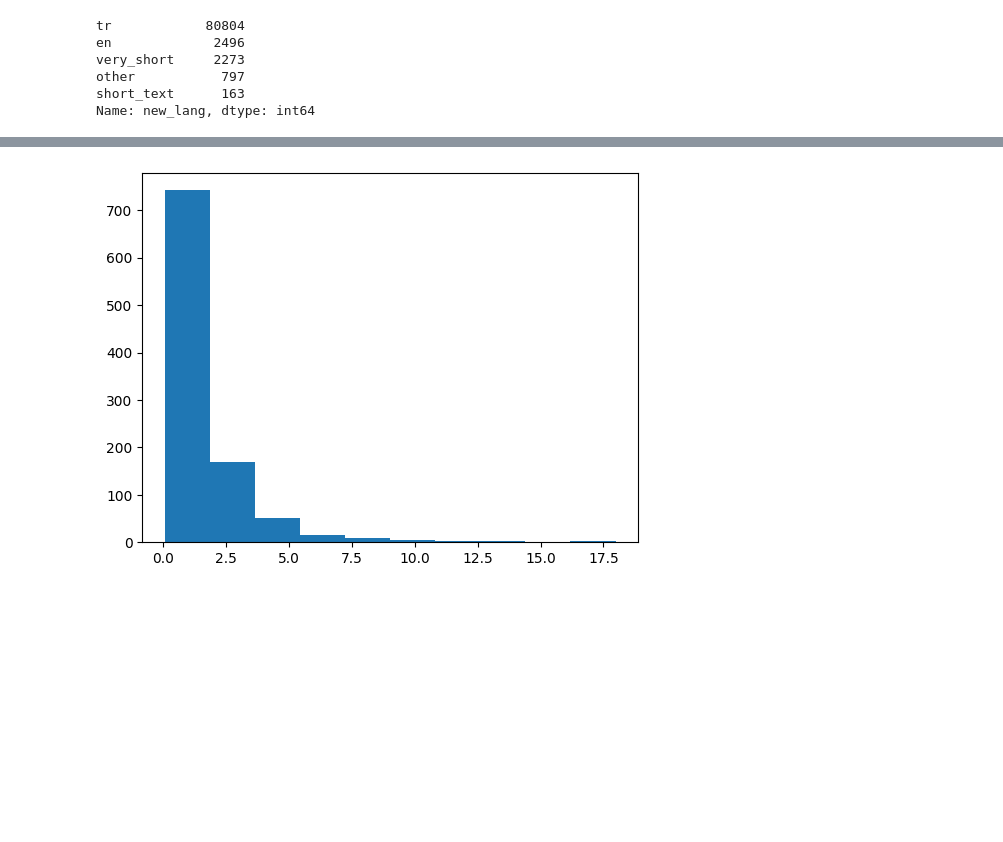
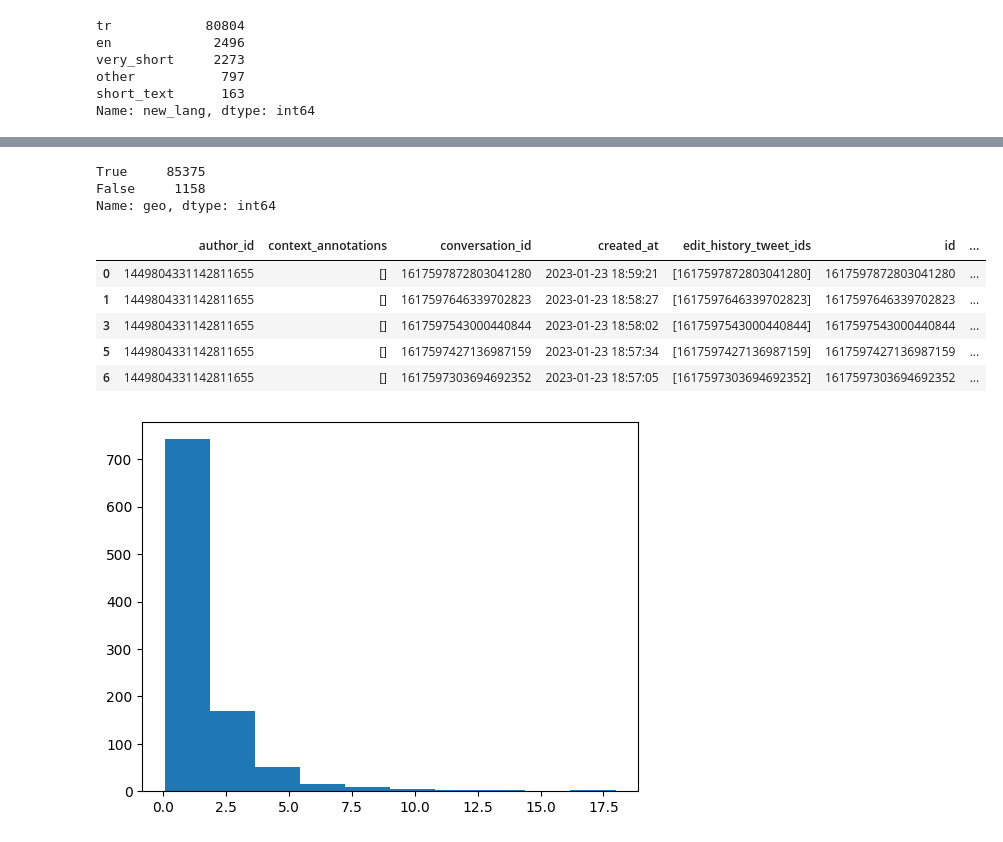
Before and after one commit to ossamum/kuleuven-thesis, a Jupyter notebook: 00_tweets_dataset_versioning.ipynb, the cells around one changed output, grey strips where cells are left out. Saved outputs shown, nothing was run; the diff lists cells and outputs as text; code cells hidden in the pictures; blank space fills up the shorter version.

Commit message:
finalise 00_tweets_dataset_versioning.ipynb

```diff
--- a/00_tweets_dataset_versioning.ipynb
+++ b/00_tweets_dataset_versioning.ipynb
@@ -1217,2 +1205,2 @@ tweets_df_v14.to_pickle("all_tweets_v14.pkl")
 # %%
-tweets_df_v15 = pd.read_pickle("all_tweets_v14.pkl")
+tweets_df_v15 = pd.read_pickle("all_tweets_v15.pkl")
@@ -1219,3 +1221,18 @@ tweets_df_v15 = pd.read_pickle("all_tweets_v14.pkl")
+# %%
+tweets_df_v15.is_po
+# %% [output]
+True     85375
+False     1158
+Name: geo, dtype: int64
+# %%
+tweets_df_v15.head()
+# %% [output]
+|  | author_id | context_annotations | conversation_id | created_at | edit_history_tweet_ids | id | ... |
+| 0 | 1449804331142811655 | [] | 1617597872803041280 | 2023-01-23 18:59:21 | [1617597872803041280] | 1617597872803041280 | ... |
+| 1 | 1449804331142811655 | [] | 1617597646339702823 | 2023-01-23 18:58:27 | [1617597646339702823] | 1617597646339702823 | ... |
+| 3 | 1449804331142811655 | [] | 1617597543000440844 | 2023-01-23 18:58:02 | [1617597543000440844] | 1617597543000440844 | ... |
+| 5 | 1449804331142811655 | [] | 1617597427136987159 | 2023-01-23 18:57:34 | [1617597427136987159] | 1617597427136987159 | ... |
+| 6 | 1449804331142811655 | [] | 1617597303694692352 | 2023-01-23 18:57:05 | [1617597303694692352] | 1617597303694692352 | ... |
 # %%
 a = lognorm.rvs(s=1, scale=1, size=1000)
 plt.hist(a)
```
Also changed, not shown: parts of 9 cells of this notebook.
